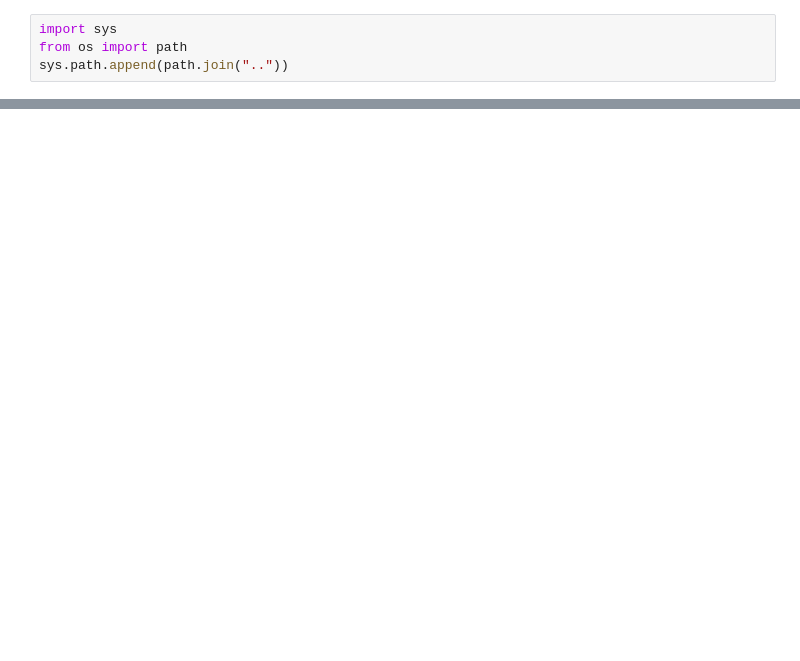
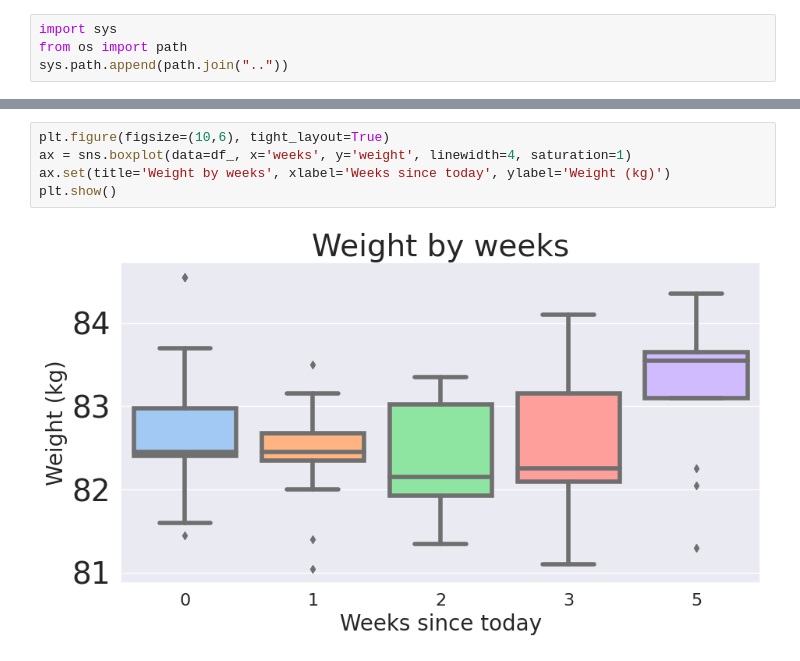
Before and after one commit to pohy/mi-scale-2, a Jupyter notebook: experiments/plots.ipynb, the cells around one changed output, grey strips where cells are left out. Drawn from its saved outputs; the diff is of its cells as text; blank space fills up the shorter version.

```diff
--- a/experiments/plots.ipynb
+++ b/experiments/plots.ipynb
@@ -67 +67,8 @@ Text(0, 0.5, 'Weight (kg)')
+# %%
+plt.figure(figsize=(10,6), tight_layout=True)
+ax = sns.boxplot(data=df_, x='weeks', y='weight', linewidth=4, saturation=1)
+ax.set(title='Weight by weeks', xlabel='Weeks since today', ylabel='Weight (kg)')
+plt.show()
+# %% [output]
+[figure, added]
 # %%
```
Also changed, not shown: parts of 13 cells of this notebook, 8 other files.
